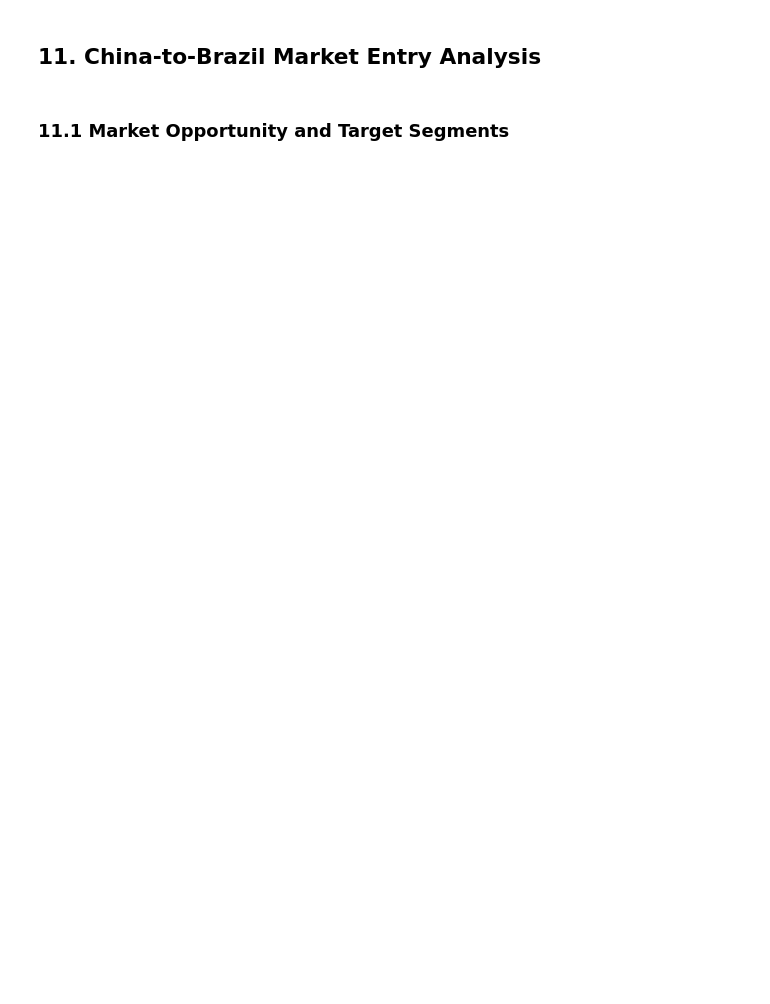
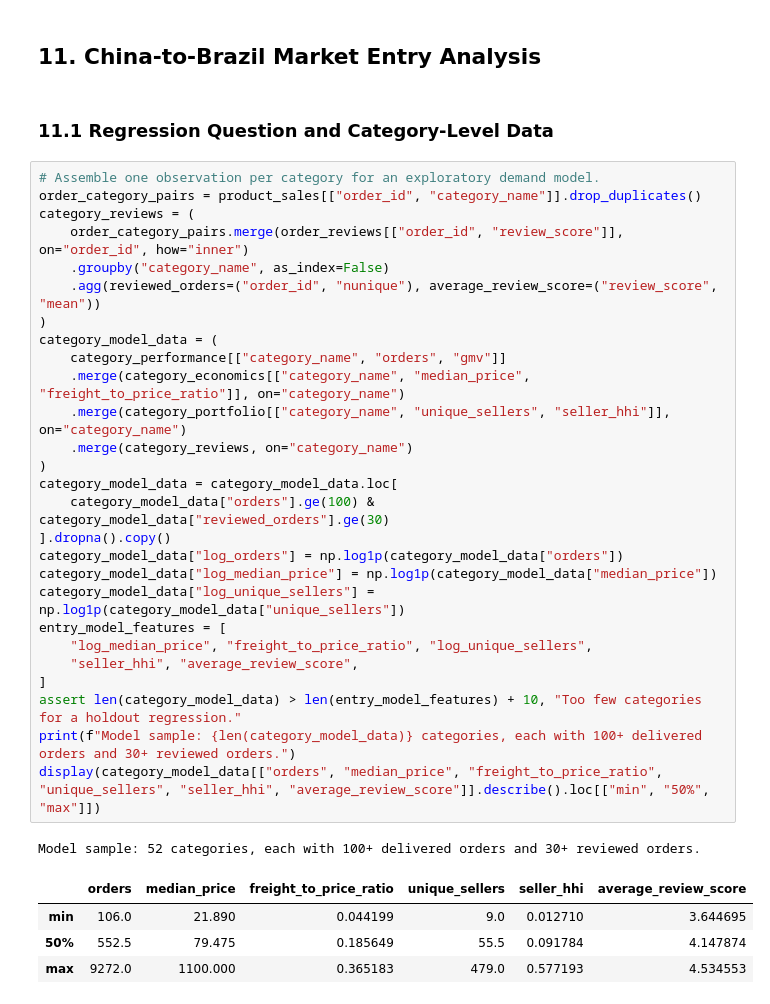
Before and after one commit to Observl/BigDataAnalysisPortfolio, a Jupyter notebook: Brazilian E-Commerce Analysis/Brazil EC.ipynb, the cells around one changed output. Cells and saved outputs as stored; diff of their text form; blank space fills up the shorter version.

```diff
--- a/Brazilian E-Commerce Analysis/Brazil EC.ipynb
+++ b/Brazilian E-Commerce Analysis/Brazil EC.ipynb
@@ -822,4 +1766,37 @@ payment_figure.show()
 # %% [markdown]
 ## 11. China-to-Brazil Market Entry Analysis
 # %% [markdown]
-### 11.1 Market Opportunity and Target Segments
+### 11.1 Regression Question and Category-Level Data
+# %%
+# Assemble one observation per category for an exploratory demand model.
+order_category_pairs = product_sales[["order_id", "category_name"]].drop_duplicates()
+category_reviews = (
+    order_category_pairs.merge(order_reviews[["order_id", "review_score"]], on="order_id", how="inner")
+    .groupby("category_name", as_index=False)
+    .agg(reviewed_orders=("order_id", "nunique"), average_review_score=("review_score", "mean"))
+)
+category_model_data = (
+    category_performance[["category_name", "orders", "gmv"]]
+    .merge(category_economics[["category_name", "median_price", "freight_to_price_ratio"]], on="category_name")
+    .merge(category_portfolio[["category_name", "unique_sellers", "seller_hhi"]], on="category_name")
+    .merge(category_reviews, on="category_name")
+)
+category_model_data = category_model_data.loc[
+    category_model_data["orders"].ge(100) & category_model_data["reviewed_orders"].ge(30)
+].dropna().copy()
+category_model_data["log_orders"] = np.log1p(category_model_data["orders"])
+category_model_data["log_median_price"] = np.log1p(category_model_data["median_price"])
+category_model_data["log_unique_sellers"] = np.log1p(category_model_data["unique_sellers"])
+entry_model_features = [
+    "log_median_price", "freight_to_price_ratio", "log_unique_sellers",
+    "seller_hhi", "average_review_score",
+]
+assert len(category_model_data) > len(entry_model_features) + 10, "Too few categories for a holdout regression."
+print(f"Model sample: {len(category_model_data)} categories, each with 100+ delivered orders and 30+ reviewed orders.")
+display(category_model_data[["orders", "median_price", "freight_to_price_ratio", "unique_sellers", "seller_hhi", "average_review_score"]].describe().loc[["min", "50%", "max"]])
+# %% [output]
+Model sample: 52 categories, each with 100+ delivered orders and 30+ reviewed orders.
+|  | orders | median_price | freight_to_price_ratio | unique_sellers | seller_hhi | average_review_score |
+| min | 106.0 | 21.890 | 0.044199 | 9.0 | 0.012710 | 3.644695 |
+| 50% | 552.5 | 79.475 | 0.185649 | 55.5 | 0.091784 | 4.147874 |
+| max | 9272.0 | 1100.000 | 0.365183 | 479.0 | 0.577193 | 4.534553 |
```
Also changed, not shown: parts of 55 cells of this notebook, 49 other files.
